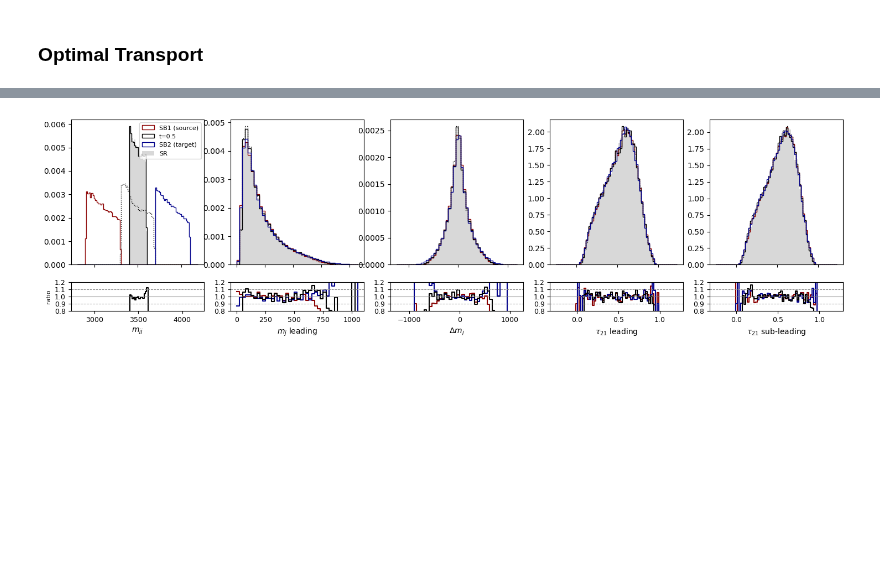
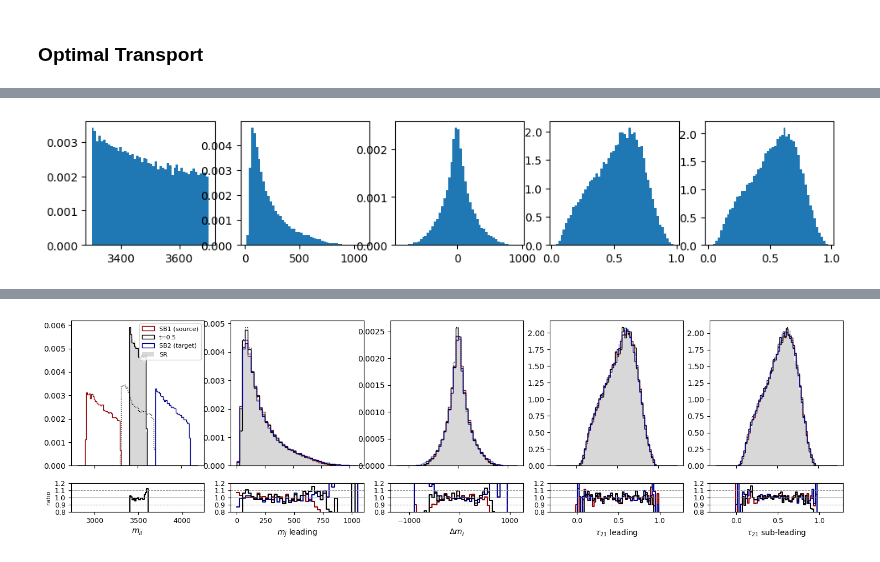
Before and after one commit to dfaroughy/DynGenModels, a Jupyter notebook: experiments/LHCO_olympics/lhco_HighLevel.ipynb, the cells around one changed output, grey strips where cells are left out. Cells and saved outputs as stored; diff of their text form; code cells hidden in the pictures; blank space fills up the shorter version.

```diff
--- a/experiments/LHCO_olympics/lhco_HighLevel.ipynb
+++ b/experiments/LHCO_olympics/lhco_HighLevel.ipynb
@@ -294,0 +364,24 @@ Load a previsoiusly trained model that was stored somewhere in a directory. The
+# %%
+import numpy as np
+import torch
+import matplotlib.pyplot as plt
+
+def sample_interpolation(lhco, pipeline, mass_window=[3300,3700]):
+    x = torch.mean(pipeline.trajectories[...,0], dim=-1) - lhco.background[...,0].mean()
+    idx = torch.argmin(torch.abs(x))
+    interpolation = pipeline.trajectories[idx]
+    mask = (interpolation[...,0] > mass_window[0]) & (interpolation[...,0] < mass_window[1])
+    return interpolation[mask]
+
+
+interpolation = sample_interpolation(lhco_fwd, pipeline_fwd, mass_window=[3300,3700])
+
+fig, ax = plt.subplots(1, 5, figsize=(12, 2))
+ax[0].hist(interpolation[:,0], bins=50, density=True)
+ax[1].hist(interpolation[:,1], bins=50, density=True)
+ax[2].hist(interpolation[:,2], bins=50, density=True)
+ax[3].hist(interpolation[:,3], bins=50, density=True)
+ax[4].hist(interpolation[:,4], bins=50, density=True)
+plt.show()
+# %% [output]
+[figure, added]
```
Also changed, not shown: parts of 12 cells of this notebook, 18 other files.
